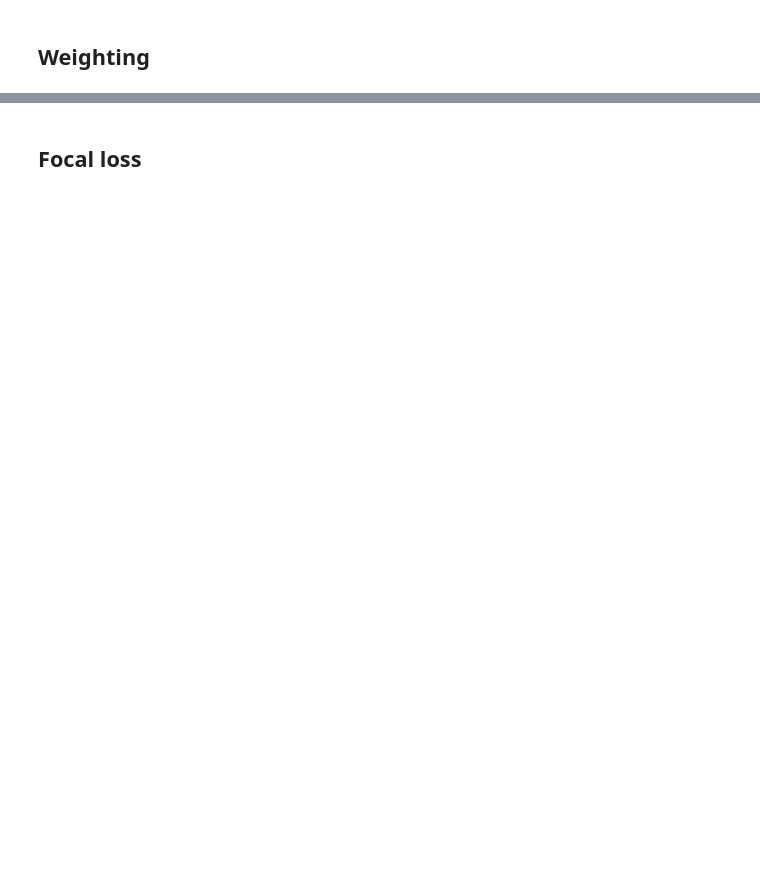
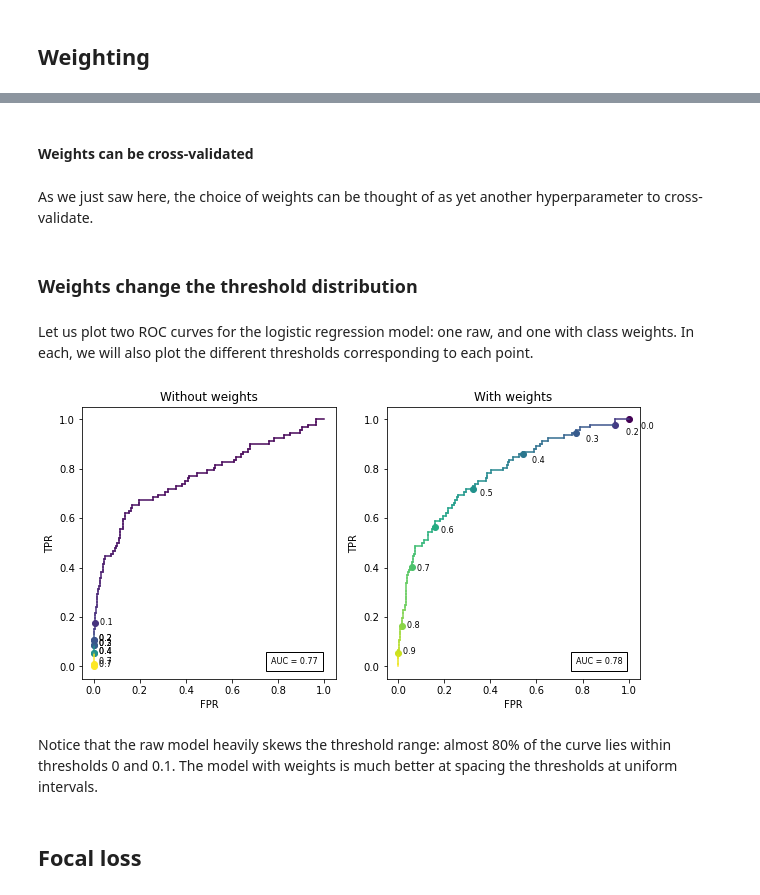
Before and after one commit to pibieta/imbalanced_learning, a Jupyter notebook: notebooks/Loss functions.ipynb, the cells around one changed output, grey strips where cells are left out. Cells and saved outputs as stored; diff of their text form; code cells hidden in the pictures; blank space fills up the shorter version.

```diff
--- a/notebooks/Loss functions.ipynb
+++ b/notebooks/Loss functions.ipynb
@@ -317,0 +389,3 @@ In the imbalanced classification case,
+# %%
+n0, n1 = np.bincount(y_train)
+weights = np.where(y_train==1, len(y_train)/(2*n1), len(y_train)/(2*n0))
@@ -317,0 +416,8 @@ In the imbalanced classification case,
+# %%
+# third model: logistic regression
+model = LogisticRegression()
+model.fit(X_train, y_train, sample_weight=weights)
+
+y_probs = model.predict_proba(X_test)[:,1]
+print("AUC: {0:.3f}".format(roc_auc_score(y_test, y_probs)))
+print("AP:  {0:.3f}".format(average_precision_score(y_test, y_probs)))
@@ -317,0 +437,8 @@ In the imbalanced classification case,
+# %%
+# second model: random forest
+model = RandomForestClassifier(random_state=2, class_weight='balanced')
+model.fit(X_train, y_train)
+
+y_probs = model.predict_proba(X_test)[:,1]
+print("AUC: {0:.3f}".format(roc_auc_score(y_test, y_probs)))
+print("AP:  {0:.3f}".format(average_precision_score(y_test, y_probs)))
@@ -317,0 +448,8 @@ In the imbalanced classification case,
+# %%
+# third model: logistic regression
+model = LogisticRegression(class_weight='balanced')
+model.fit(X_train, y_train)
+
+y_probs = model.predict_proba(X_test)[:,1]
+print("AUC: {0:.3f}".format(roc_auc_score(y_test, y_probs)))
+print("AP:  {0:.3f}".format(average_precision_score(y_test, y_probs)))
@@ -317,0 +461,8 @@ In the imbalanced classification case,
+# %% [markdown]
+#### Weights can be cross-validated
+# %% [markdown]
+As we just saw here, the choice of weights can be thought of as yet another hyperparameter to cross-validate.
+# %% [markdown]
+### Weights change the threshold distribution
+# %% [markdown]
+Let us plot two ROC curves for the logistic regression model: one raw, and one with class weights. In each, we will also plot the different thresholds corresponding to each point.
@@ -318,2 +507,24 @@ In the imbalanced classification case,
+# %%
+fig, ax = plt.subplots(ncols=2, figsize=(10,5))
+
+# without weights
+model = LogisticRegression(random_state=2)
+model.fit(X_train, y_train)
+y_probs_raw = model.predict_proba(X_test)[:,1]
+complete_plot_roc(y_test, y_probs_raw, ax[0])
+ax[0].set_title("Without weights")
+
+# with weights
+model = LogisticRegression(random_state=2, class_weight='balanced')
+model.fit(X_train, y_train)
+y_probs_weights = model.predict_proba(X_test)[:,1]
+complete_plot_roc(y_test, y_probs_weights, ax[1])
+ax[1].set_title("With weights")
+
+plt.show()
+# %% [output]
+[figure, added]
+# %% [markdown]
+Notice that the raw model heavily skews the threshold range: almost 80% of the curve lies within thresholds 0 and 0.1. The model with weights is much better at spacing the thresholds at uniform intervals.
 # %% [markdown]
 ## Focal loss
```
Also changed, not shown: parts of 48 cells of this notebook, 1 other file.
